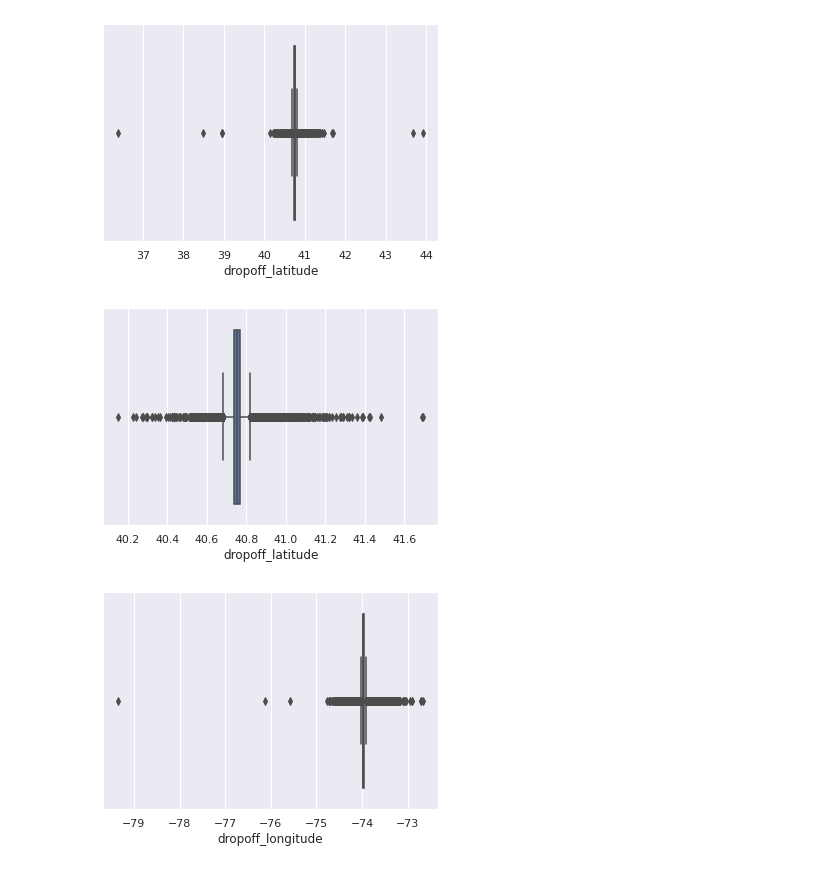
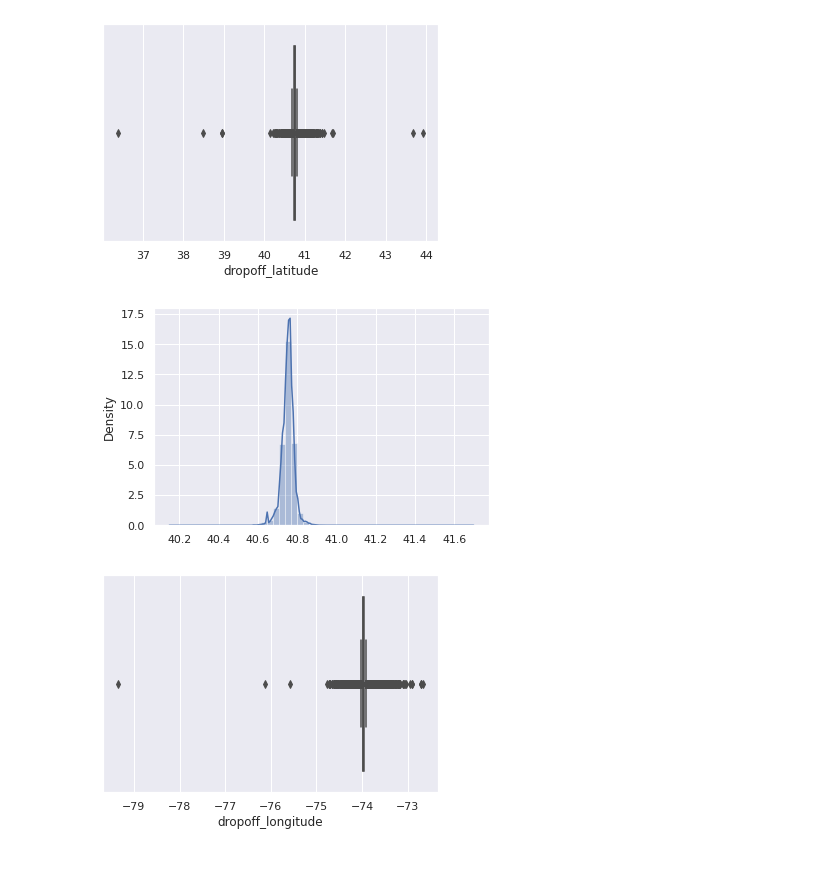
Before and after one commit to haynapasi050505/supervised-machine-learning-regression-NYC-taxi-trip, a Jupyter notebook: Copy_123of_NYC_Taxi_Trip_Time_Prediction_Capstone_Project.ipynb, the cells around one changed output. Saved outputs shown, nothing was run; the diff lists cells and outputs as text; code cells hidden in the pictures.

```diff
--- a/Copy_123of_NYC_Taxi_Trip_Time_Prediction_Capstone_Project.ipynb
+++ b/Copy_123of_NYC_Taxi_Trip_Time_Prediction_Capstone_Project.ipynb
@@ -271,7 +288,7 @@ plt.show()
 # %% [output]
 [figure]
 # %%
+# removing some outliers
 df = df[df.pickup_latitude < 42.5]
-df = df[df.pickup_latitude > 40.0]
-  #you have to run this code 4 times
+df = df[df.pickup_latitude > 39.0]
 # %%
@@ -301,8 +322,9 @@ plt.show()
 df = df[df.dropoff_latitude < 42.5]
 df = df[df.dropoff_latitude > 40.0]
 # %%
-sns.boxplot(x=df['dropoff_latitude'])
+#distribution plot of dropoff lattitude
+sns.distplot(x=df['dropoff_latitude'])
 plt.show()
 # %% [output]
-[figure, old version]
+[figure, new version]
 # %%
```
Also changed, not shown: parts of 135 cells of this notebook.
